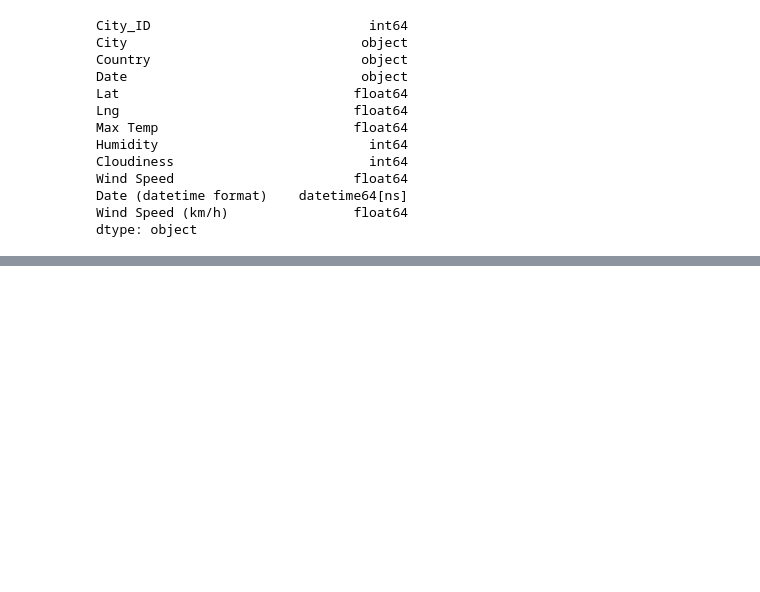
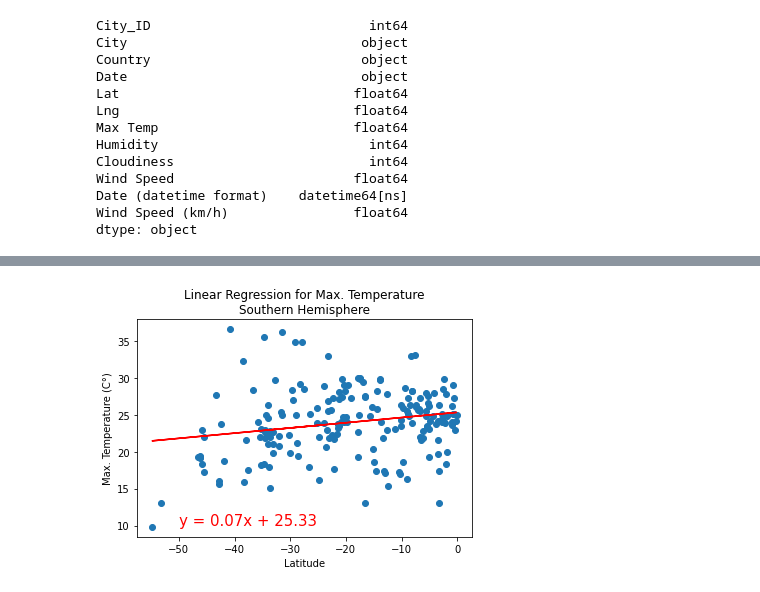
Before and after one commit to colinbrineman/world-weather-analysis, a Jupyter notebook: WeatherPy_Data_Visualization.ipynb, the cells around one changed output, grey strips where cells are left out. Drawn from its saved outputs; the diff is of its cells as text; code cells hidden in the pictures; blank space fills up the shorter version.

```diff
--- a/WeatherPy_Data_Visualization.ipynb
+++ b/WeatherPy_Data_Visualization.ipynb
@@ -214,0 +248,3 @@ plt.show()
+# %%
+southern_hemi_df = city_data_df.loc[(city_data_df["Lat"] < 0)]
+southern_hemi_df.head()
@@ -214,0 +267,9 @@ plt.show()
+# %%
+# Linear regression on the Southern Hemisphere
+x_values = southern_hemi_df["Lat"]
+y_values = southern_hemi_df["Max Temp"]
+# Call the function.
+plot_linear_regression(x_values, y_values,
+                       'Linear Regression for Max. Temperature\nSouthern Hemisphere', 'Max. Temperature (C°)',(-50,10))
+# %% [output]
+[figure, added]
```
Also changed, not shown: parts of 17 cells of this notebook, 4 other files.
